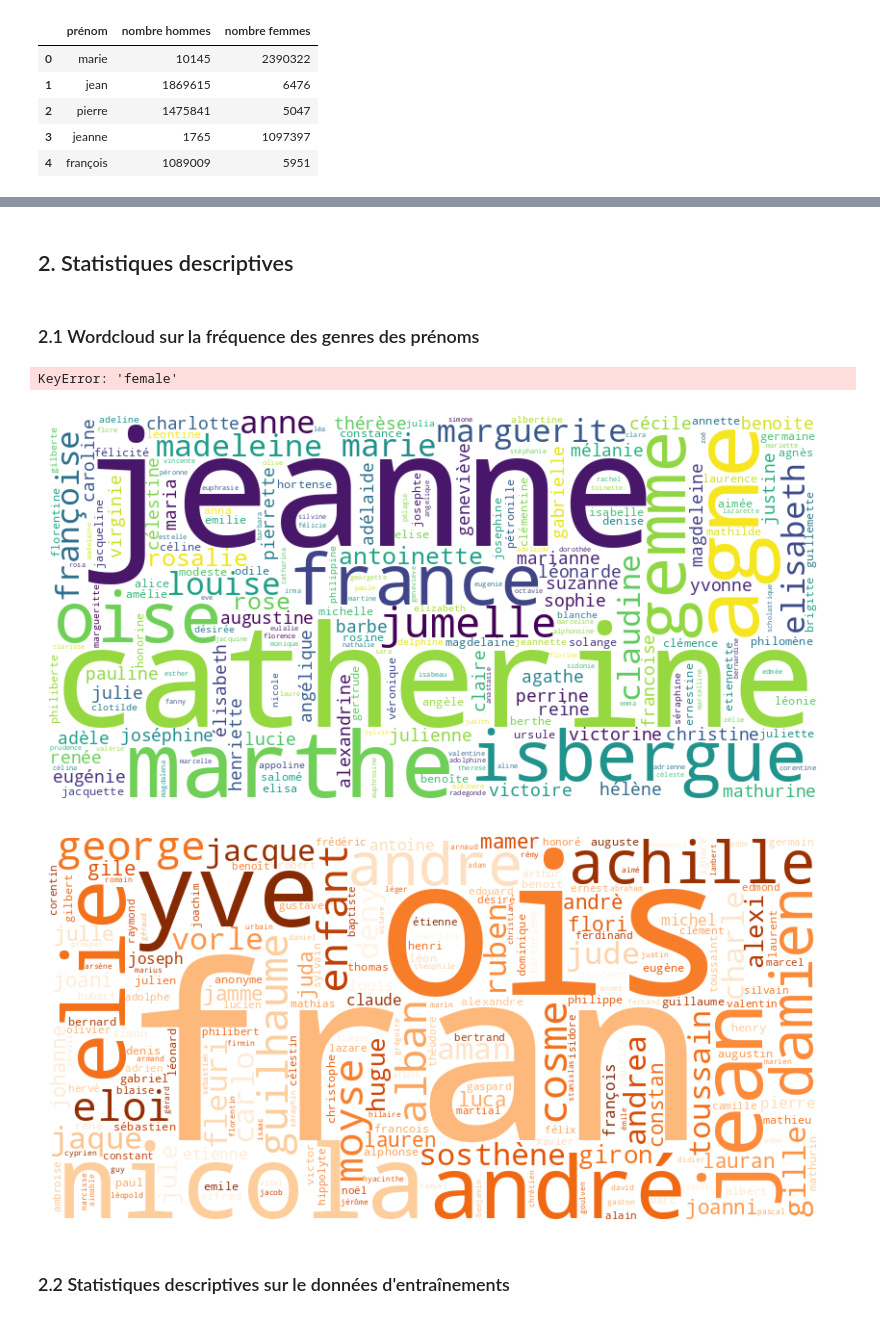
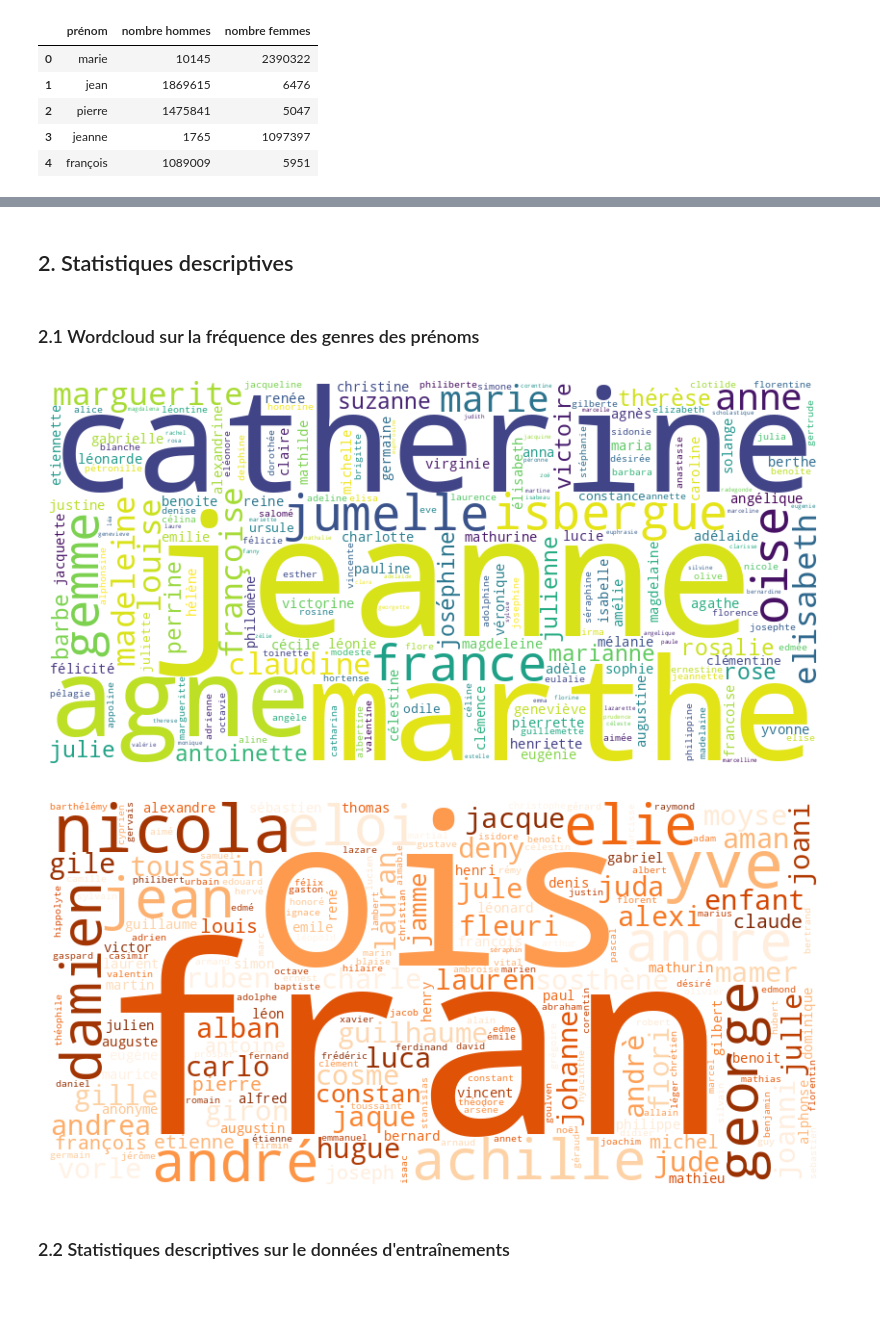
Before and after one commit to emanieluu/ml_for_nlp, a Jupyter notebook: NLP_Project.ipynb, the cells around one changed output, grey strips where cells are left out. Saved outputs shown, nothing was run; the diff lists cells and outputs as text; code cells hidden in the pictures.

```diff
--- a/NLP_Project.ipynb
+++ b/NLP_Project.ipynb
@@ -128,30 +127,28 @@ nombre hommes       20
 nombre femmes       20
 dtype: int64
 # %% [markdown]
-## 2. Statistiques descriptives
+## 2. Statistiques descriptives <a id='statistiques-descriptives'></a>
 # %% [markdown]
 ### 2.1 Wordcloud sur la fréquence des genres des prénoms
 # %%
-name_data["female_freq"] = name_data["female"] / (name_data["male"] + name_data["female"])
+name_data["female_freq"] = name_data["nombre femmes"] / (name_data["nombre hommes"] + name_data["nombre femmes"])
-# %% [output]
-KeyError: 'female'
 # %%
 most_female_name = name_data[name_data["female_freq"] >= 0.5]
-all_names = " ".join(most_female_name["firstname"].dropna())
+all_names = " ".join(most_female_name["prénom"].dropna())
 wordcloud = WordCloud(
     width=800, height=400, background_color="white"
 ).generate(all_names)
 
 plt.figure(figsize=(10, 5))
 plt.imshow(wordcloud, interpolation="bilinear")
 plt.axis("off")
 #plt.title("Nuage de mots des prénoms le plus souvent féminin")
 plt.show()
 # %% [output]
-[figure, old version]
+[figure, new version]
 # %%
 most_male_name = name_data[name_data["female_freq"] < 0.5]
-all_names = " ".join(most_male_name["firstname"].dropna())
+all_names = " ".join(most_male_name["prénom"].dropna())
 colormap = "Oranges"
 wordcloud = WordCloud(
     width=800, height=400, background_color="white", colormap=colormap
@@ -163,7 +160,7 @@ plt.axis("off")
 #plt.title("Nuage de mots des prénoms le plus souvent masculin")
 plt.show()
 # %% [output]
-[figure, old version]
+[figure, new version]
 # %% [markdown]
 ### 2.2 Statistiques descriptives sur le données d'entraînements
 # %%
```
Also changed, not shown: parts of 42 cells of this notebook.
